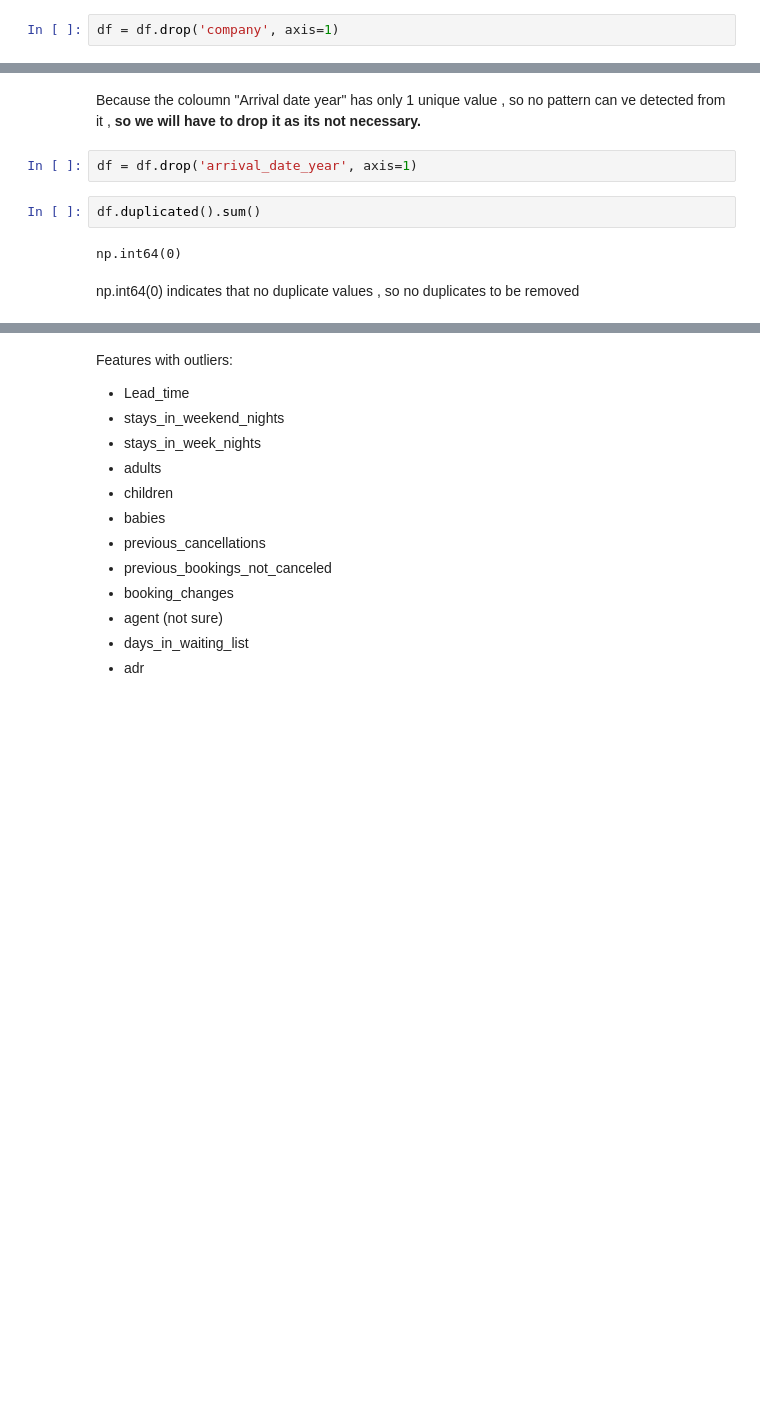
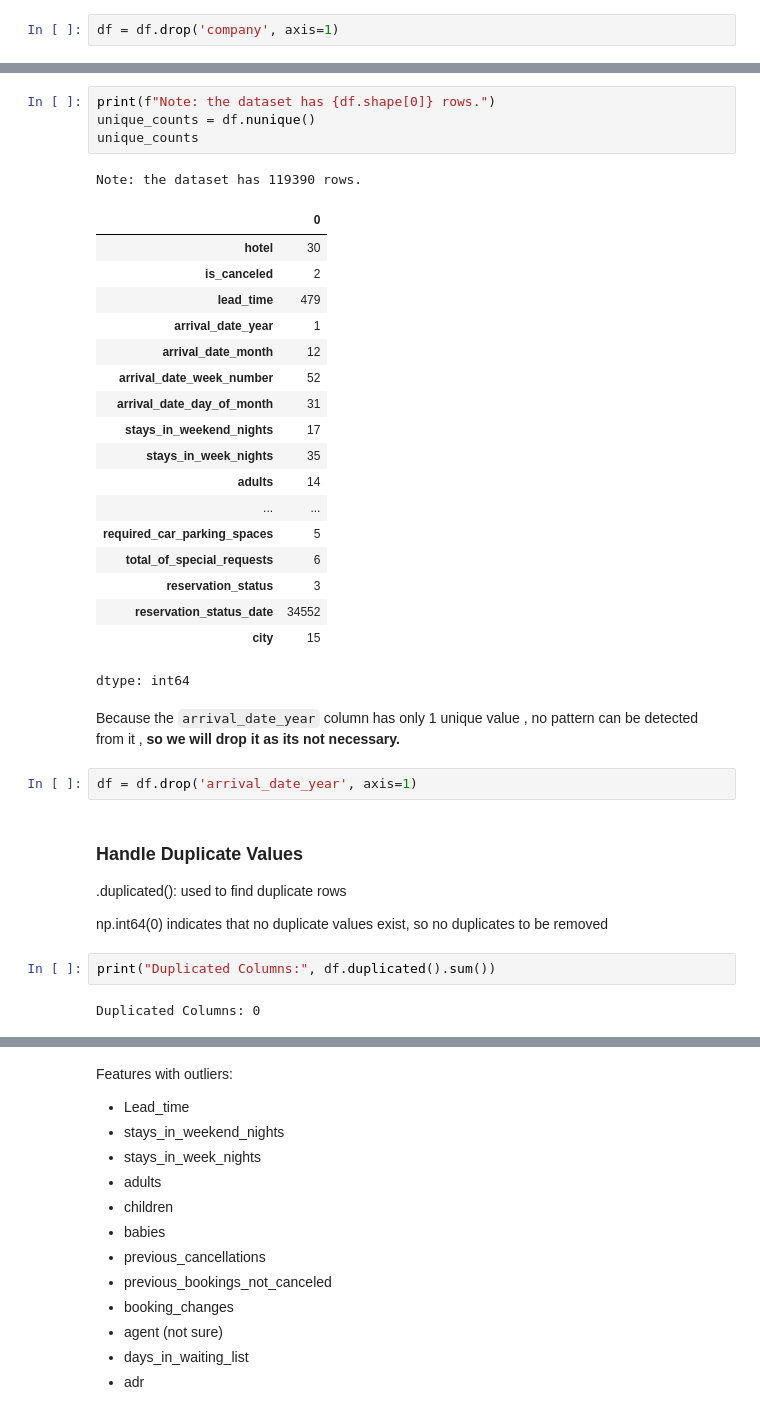
Before and after one commit to mohamedelziat50/Hotel-Bookings-AI-MIU, a Jupyter notebook: Hotel_Booking.ipynb, the cells around one changed output, grey strips where cells are left out. Saved outputs shown, nothing was run; the diff lists cells and outputs as text; blank space fills up the shorter version.

Commit message:
Properly structured & documented the notebook to be accessible through the table of contents (important because notebook will be very long)

```diff
--- a/Hotel_Booking.ipynb
+++ b/Hotel_Booking.ipynb
@@ -117,10 +146,37 @@ dtype: int64
+# %%
+print(f"Note: the dataset has {df.shape[0]} rows.")
+unique_counts = df.nunique()
+unique_counts
+# %% [output]
+Note: the dataset has 119390 rows.
+|  | 0 |
+| hotel | 30 |
+| is_canceled | 2 |
+| lead_time | 479 |
+| arrival_date_year | 1 |
+| arrival_date_month | 12 |
+| arrival_date_week_number | 52 |
+| arrival_date_day_of_month | 31 |
+| stays_in_weekend_nights | 17 |
+| stays_in_week_nights | 35 |
+| adults | 14 |
+| ... | ... |
+| required_car_parking_spaces | 5 |
+| total_of_special_requests | 6 |
+| reservation_status | 3 |
+| reservation_status_date | 34552 |
+| city | 15 |
+dtype: int64
 # %% [markdown]
-Because the coloumn "Arrival date year" has only 1 unique value , so no pattern can ve detected from it , **so we will have to drop it as its not necessary.**
+Because the `arrival_date_year` column has only 1 unique value , no pattern can be detected from it , **so we will drop it as its not necessary.**
 # %%
 df = df.drop('arrival_date_year', axis=1)
-# %%
-df.duplicated().sum()
-# %% [output]
-np.int64(0)
 # %% [markdown]
-np.int64(0) indicates that no duplicate values , so no duplicates to be removed
+### Handle Duplicate Values
+.duplicated(): used to find duplicate rows
+
+np.int64(0) indicates that no duplicate values exist, so no duplicates to be removed
+# %%
+print("Duplicated Columns:", df.duplicated().sum())
+# %% [output]
+Duplicated Columns: 0
```
Also changed, not shown: parts of 40 cells of this notebook.
